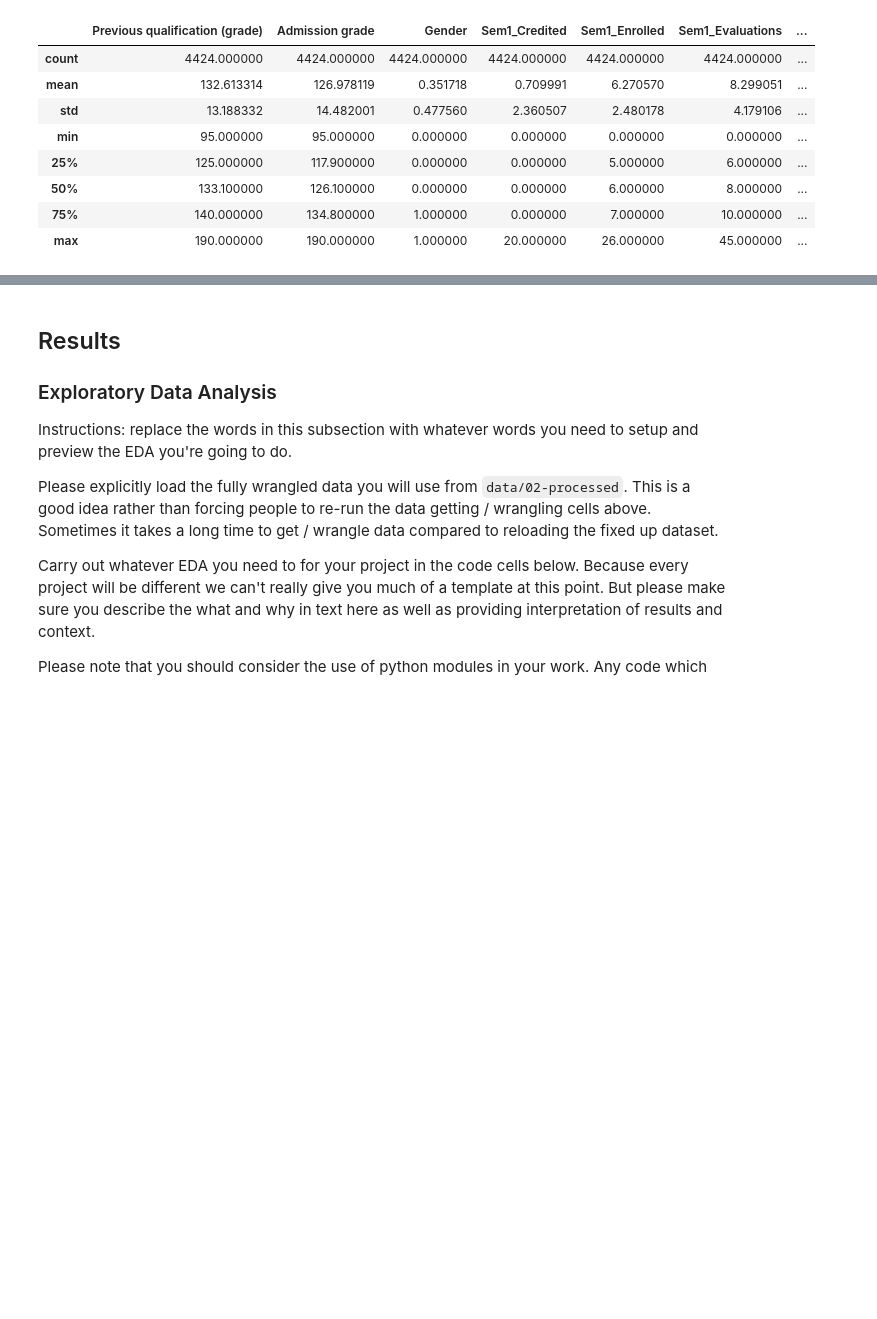
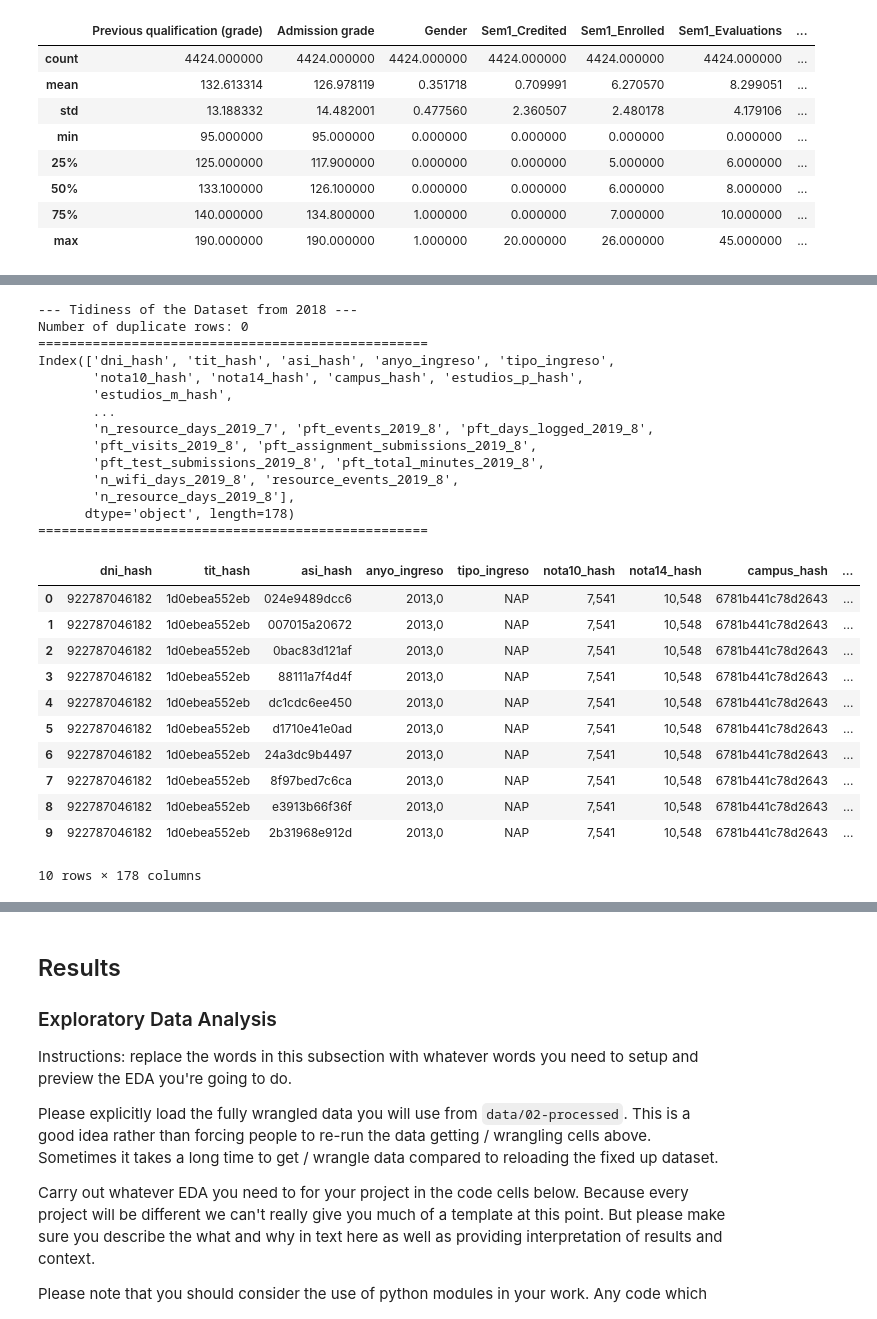
Before and after one commit to COGS108/Group127_WI26, a Jupyter notebook: 02-EDACheckpoint.ipynb, the cells around one changed output, grey strips where cells are left out. Saved outputs shown, nothing was run; the diff lists cells and outputs as text; code cells hidden in the pictures; blank space fills up the shorter version.

Commit message:
Initial Data Cleaning/Preprocessing update for Dataset 2

```diff
--- a/02-EDACheckpoint.ipynb
+++ b/02-EDACheckpoint.ipynb
@@ -297,0 +314,13 @@ data1_clean.describe()
+# %%
+# A - Load the Dataset (Just the 2022 and 2018 Subset)
+data2_2022 = pd.read_csv(
+    f'{RAW_DATA_DIR}university_dropout_2022.zip',
+    sep=';',
+    compression='zip' # Webpage download default as .zip
+)
+
+data2_2018= pd.read_csv(
+    f'{RAW_DATA_DIR}university_dropout_2018.zip',
+    sep=';',
+    compression='zip' # Webpage download default as .zip
+)
@@ -297,0 +331,45 @@ data1_clean.describe()
+# %%
+# B - Tidiness
+def tidiness_function(df, title):
+    print(f"--- {title} ---")
+
+    # Show that each row is a single observation by cross checking duplicates against the identifiers for student, course, and degree hashes
+    duplicates = df.duplicated(subset=['dni_hash', 'asi_hash', 'anyo_ingreso'])
+    print("Number of duplicate rows:", duplicates.sum())
+
+    # Show that columns are aptly named
+    print('='*50)
+    print(df.columns)
+
+    # Show a preview of what the data looks like, demonstrating that columns are properly named, there are no overlapping values, and columns are generally meaningful
+    print('='*50)
+    return df.head(10)
+# %%
+tidiness_function(data2_2018, 'Tidiness of the Dataset from 2018')
+# %% [output]
+--- Tidiness of the Dataset from 2018 ---
+Number of duplicate rows: 0
+==================================================
+Index(['dni_hash', 'tit_hash', 'asi_hash', 'anyo_ingreso', 'tipo_ingreso',
+       'nota10_hash', 'nota14_hash', 'campus_hash', 'estudios_p_hash',
+       'estudios_m_hash',
+       ...
+       'n_resource_days_2019_7', 'pft_events_2019_8', 'pft_days_logged_2019_8',
+       'pft_visits_2019_8', 'pft_assignment_submissions_2019_8',
+       'pft_test_submissions_2019_8', 'pft_total_minutes_2019_8',
+       'n_wifi_days_2019_8', 'resource_events_2019_8',
+       'n_resource_days_2019_8'],
+      dtype='object', length=178)
+==================================================
+|  | dni_hash | tit_hash | asi_hash | anyo_ingreso | tipo_ingreso | nota10_hash | nota14_hash | campus_hash | ... |
+| 0 | 922787046182 | 1d0ebea552eb | 024e9489dcc6 | 2013,0 | NAP | 7,541 | 10,548 | 6781b441c78d2643 | ... |
+| 1 | 922787046182 | 1d0ebea552eb | 007015a20672 | 2013,0 | NAP | 7,541 | 10,548 | 6781b441c78d2643 | ... |
+| 2 | 922787046182 | 1d0ebea552eb | 0bac83d121af | 2013,0 | NAP | 7,541 | 10,548 | 6781b441c78d2643 | ... |
+| 3 | 922787046182 | 1d0ebea552eb | 88111a7f4d4f | 2013,0 | NAP | 7,541 | 10,548 | 6781b441c78d2643 | ... |
+| 4 | 922787046182 | 1d0ebea552eb | dc1cdc6ee450 | 2013,0 | NAP | 7,541 | 10,548 | 6781b441c78d2643 | ... |
+| 5 | 922787046182 | 1d0ebea552eb | d1710e41e0ad | 2013,0 | NAP | 7,541 | 10,548 | 6781b441c78d2643 | ... |
+| 6 | 922787046182 | 1d0ebea552eb | 24a3dc9b4497 | 2013,0 | NAP | 7,541 | 10,548 | 6781b441c78d2643 | ... |
+| 7 | 922787046182 | 1d0ebea552eb | 8f97bed7c6ca | 2013,0 | NAP | 7,541 | 10,548 | 6781b441c78d2643 | ... |
+| 8 | 922787046182 | 1d0ebea552eb | e3913b66f36f | 2013,0 | NAP | 7,541 | 10,548 | 6781b441c78d2643 | ... |
+| 9 | 922787046182 | 1d0ebea552eb | 2b31968e912d | 2013,0 | NAP | 7,541 | 10,548 | 6781b441c78d2643 | ... |
+10 rows × 178 columns
```
Also changed, not shown: parts of 18 cells of this notebook.
